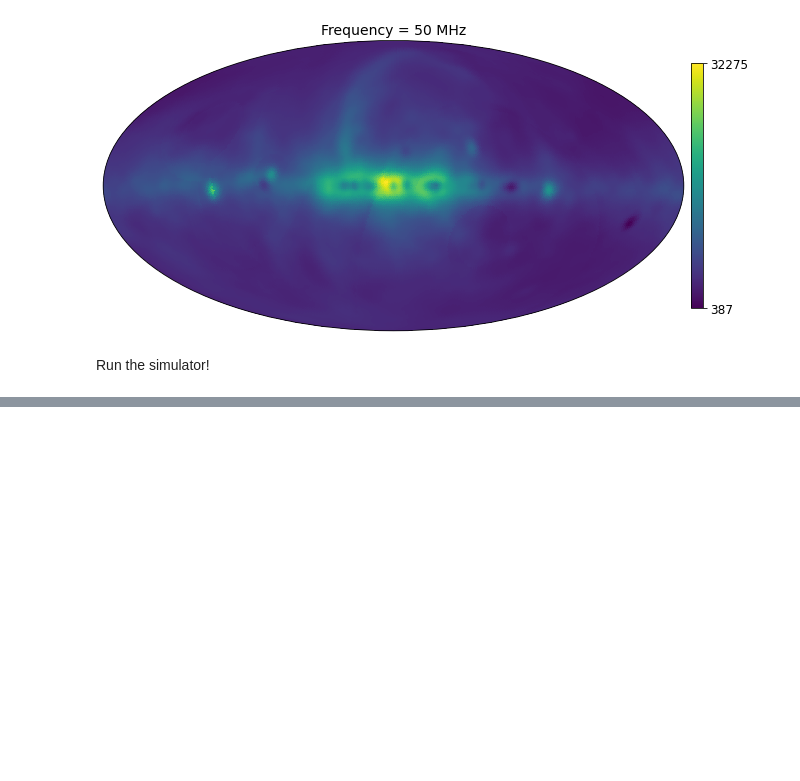
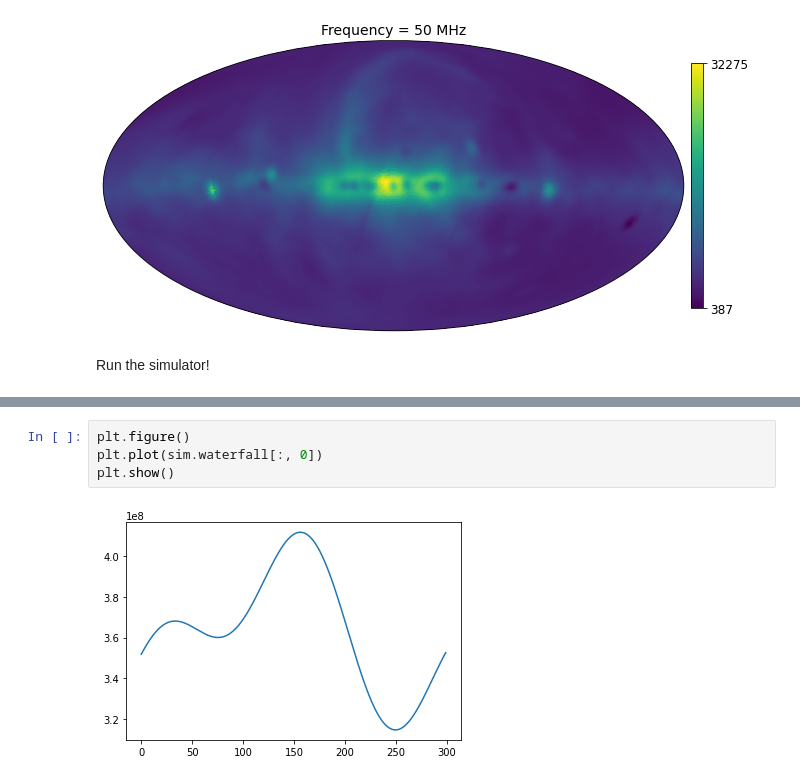
Before and after one commit to christianhbye/croissant, a Jupyter notebook: notebooks/example_sim.ipynb, the cells around one changed output, grey strips where cells are left out. Saved outputs shown, nothing was run; the diff lists cells and outputs as text; blank space fills up the shorter version.

```diff
--- a/notebooks/example_sim.ipynb
+++ b/notebooks/example_sim.ipynb
@@ -94,0 +108,6 @@ sim.plot()
+# %%
+plt.figure()
+plt.plot(sim.waterfall[:, 0])
+plt.show()
+# %% [output]
+[figure, added]
```
Also changed, not shown: parts of 9 cells of this notebook.
